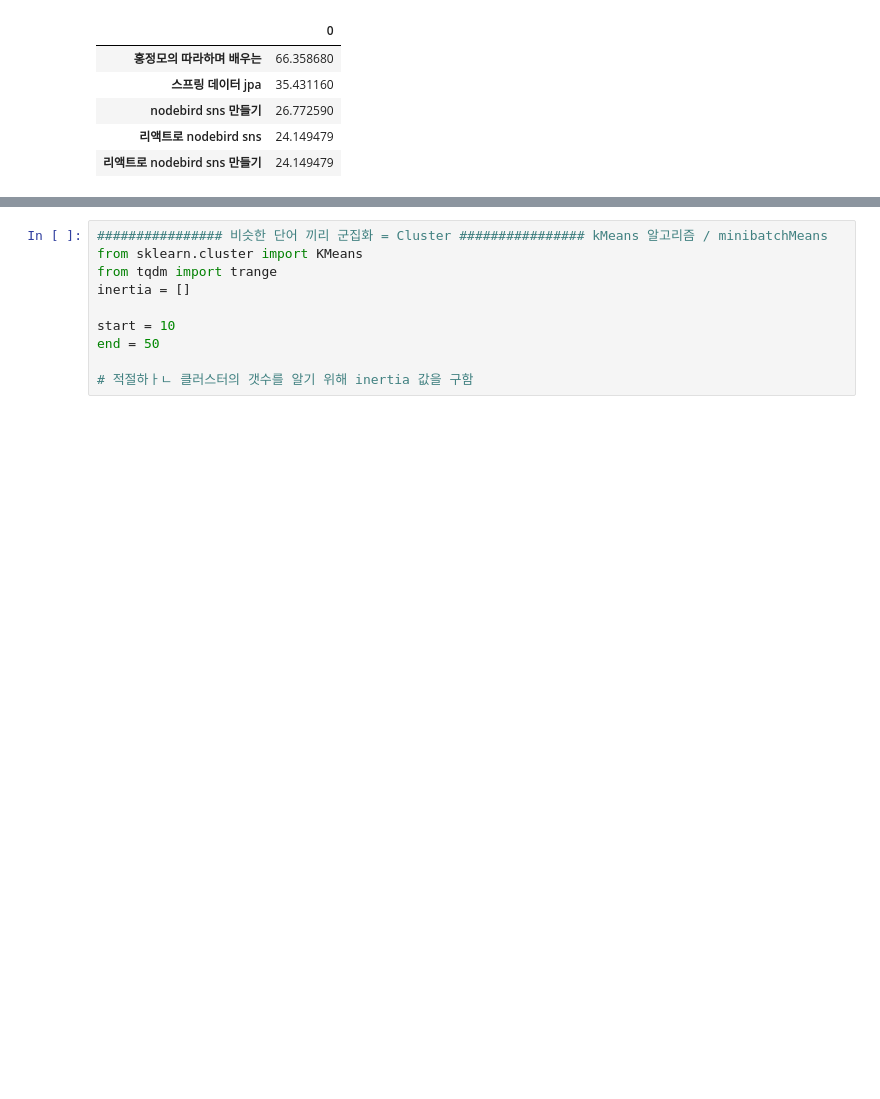
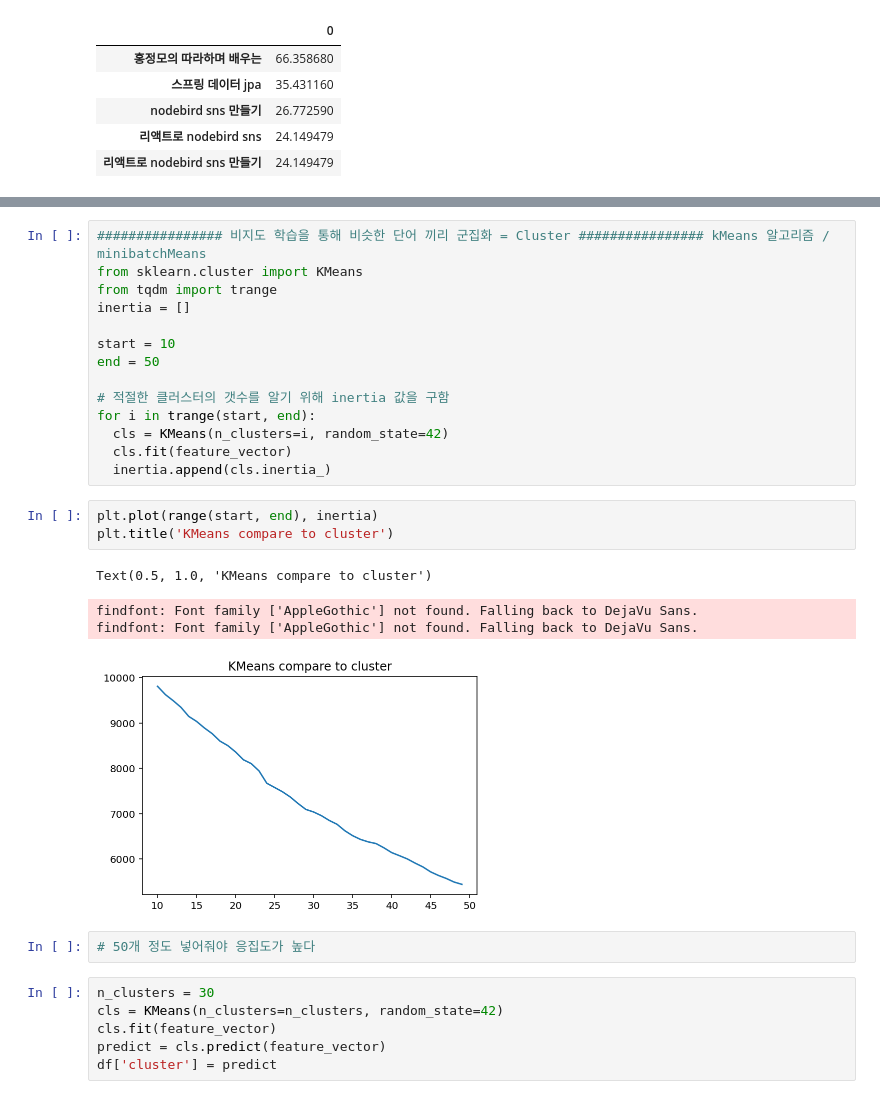
Before and after one commit to showboyz/data_study, a Jupyter notebook: 댓글전처리_크롤링.ipynb, the cells around one changed output, grey strips where cells are left out. Cells and saved outputs as stored; diff of their text form; blank space fills up the shorter version.

```diff
--- a/댓글전처리_크롤링.ipynb
+++ b/댓글전처리_크롤링.ipynb
@@ -352,7 +352,7 @@ nodebird sns 만들기
 테스트하는 다양한 방법
 애플리케이션을 테스트하는 다양한 방법
 # %%
-################ 비슷한 단어 끼리 군집화 = Cluster ################ kMeans 알고리즘 / minibatchMeans
+################ 비지도 학습을 통해 비슷한 단어 끼리 군집화 = Cluster ################ kMeans 알고리즘 / minibatchMeans
 from sklearn.cluster import KMeans
 from tqdm import trange
 inertia = []
@@ -360,4 +360,24 @@ inertia = []
 start = 10
 end = 50
 
-# 적절하ㅏㄴ 클러스터의 갯수를 알기 위해 inertia 값을 구함
+# 적절한 클러스터의 갯수를 알기 위해 inertia 값을 구함
+for i in trange(start, end):
+  cls = KMeans(n_clusters=i, random_state=42)
+  cls.fit(feature_vector)
+  inertia.append(cls.inertia_)
+# %%
+plt.plot(range(start, end), inertia)
+plt.title('KMeans compare to cluster')
+# %% [output]
+Text(0.5, 1.0, 'KMeans compare to cluster')
+findfont: Font family ['AppleGothic'] not found. Falling back to DejaVu Sans.
+findfont: Font family ['AppleGothic'] not found. Falling back to DejaVu Sans.
+[figure, added]
+# %%
+# 50개 정도 넣어줘야 응집도가 높다
+# %%
+n_clusters = 30
+cls = KMeans(n_clusters=n_clusters, random_state=42)
+cls.fit(feature_vector)
+predict = cls.predict(feature_vector)
+df['cluster'] = predict
```
Also changed, not shown: parts of 13 cells of this notebook.
